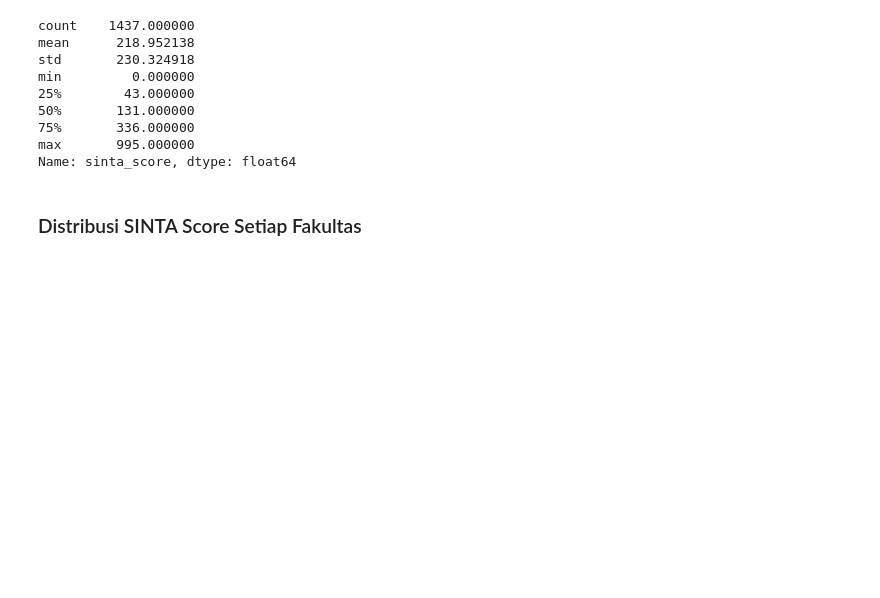
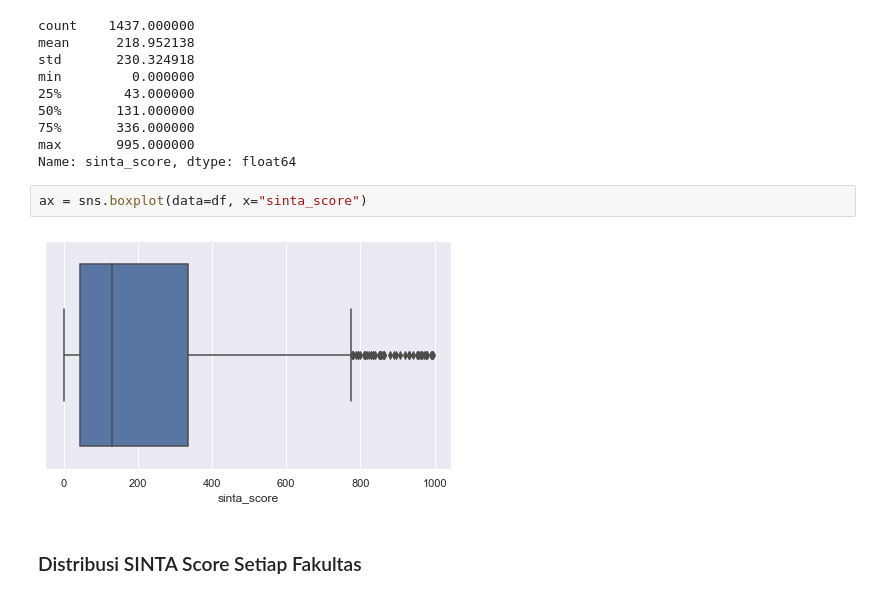
Before and after one commit to crypter7054/EDA-UPI-2022, a Jupyter notebook: EDA UPI Rev.1.ipynb, the cells around one changed output. Drawn from its saved outputs; the diff is of its cells as text; blank space fills up the shorter version.

```diff
--- a/EDA UPI Rev.1.ipynb
+++ b/EDA UPI Rev.1.ipynb
@@ -362,6 +427,10 @@ min         0.000000
 75%       336.000000
 max       995.000000
 Name: sinta_score, dtype: float64
+# %%
+ax = sns.boxplot(data=df, x="sinta_score")
+# %% [output]
+[figure, added]
 # %% [markdown]
 ### Distribusi SINTA Score Setiap Fakultas
 # %%
```
Also changed, not shown: parts of 43 cells of this notebook.
